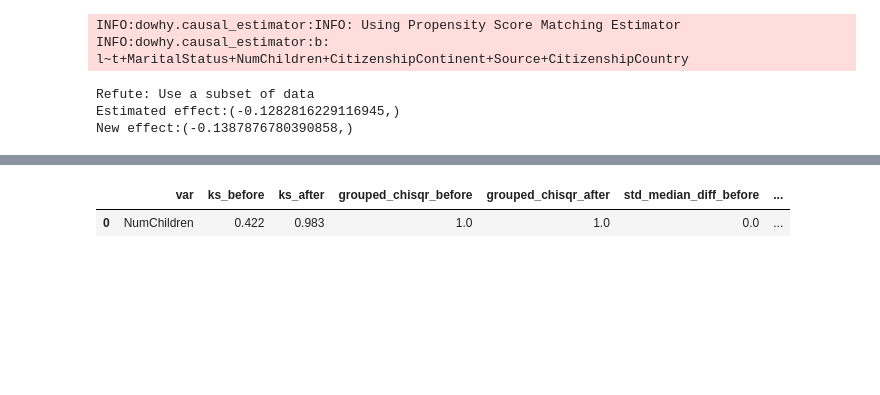
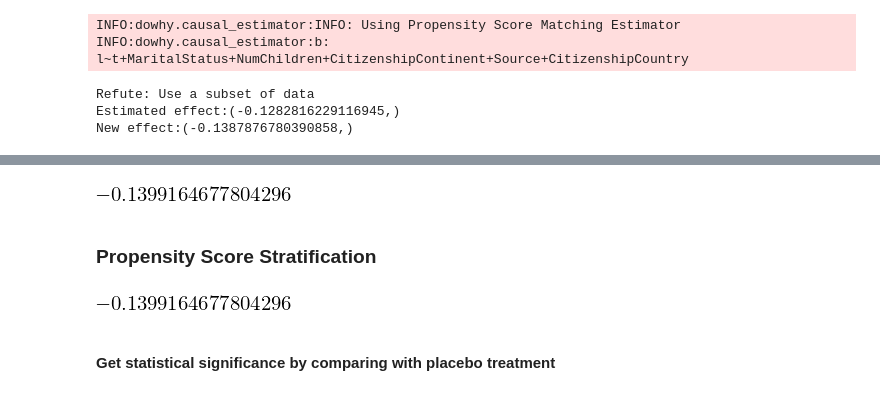
Before and after one commit to gauchm/causal-data-cleaning, a Jupyter notebook: causal-analysis-synthetic.ipynb, the cells around one changed output, grey strips where cells are left out. Saved outputs shown, nothing was run; the diff lists cells and outputs as text; code cells hidden in the pictures; blank space fills up the shorter version.

```diff
--- a/causal-analysis-synthetic.ipynb
+++ b/causal-analysis-synthetic.ipynb
@@ -221,5 +232,47 @@ cc = m.compare_continuous(return_table=True)
-# %%
-cc
-# %% [output]
-|  | var | ks_before | ks_after | grouped_chisqr_before | grouped_chisqr_after | std_median_diff_before | ... |
-| 0 | NumChildren | 0.422 | 0.983 | 1.0 | 1.0 | 0.0 | ... |
+# %%
+# ATE through propensity score matching
+matched_data = m.matched_data.copy()
+treated = matched_data[matched_data[TREATMENT_COL] == 1].set_index('match_id')
+control = matched_data[matched_data[TREATMENT_COL] != 1].set_index('match_id')
+
+matched = treated.join(control, lsuffix='_treated', rsuffix='_control')
+matched['treatment_effect'] = matched[OUTCOME+'_treated'].astype(int) - matched[OUTCOME+'_control'].astype(int)
+
+ate = matched['treatment_effect'].mean()
+ate
+# %% [output]
+[figure, added]
+# %% [markdown]
+### Propensity Score Stratification
+# %%
+def propensity_stratification(scored_data, num_strata=50, min_count_per_stratum=10):
+    scored_data['stratum'] = ((scored_data['scores'].rank(ascending=True) / len(scored_data)) * num_strata).round(0)
+
+    scored_data['Tbar'] = (1 - scored_data[TREATMENT_COL])
+    scored_data['T_y'] = scored_data[TREATMENT_COL] * scored_data[OUTCOME]
+    scored_data['Tbar_y'] = scored_data['Tbar'] * scored_data[OUTCOME]
+
+    stratified = scored_data.groupby('stratum').filter(lambda stratum: min(stratum.loc[stratum[TREATMENT_COL] == 1].shape[0],
+                                                                           stratum.loc[stratum[TREATMENT_COL] == 0].shape[0]) > min_count_per_stratum)
+
+    lost = list(filter(lambda x: x not in stratified['stratum'].unique(), range(num_strata)))
+    if len(lost) > 0:
+        print('Lost strata {} because they were too small'.format(lost))
+
+    weighted_outcomes = stratified.groupby('stratum').agg({TREATMENT_COL: ['sum'], 'Tbar': ['sum'], 'T_y': ['sum'], 'Tbar_y': ['sum']})
+    weighted_outcomes.columns = ["_".join(x) for x in weighted_outcomes.columns.ravel()]
+    treatment_sum_name = TREATMENT_COL + "_sum"
+
+    weighted_outcomes['T_y_mean'] = weighted_outcomes['T_y_sum'] / weighted_outcomes[treatment_sum_name]
+    weighted_outcomes['Tbar_y_mean'] = weighted_outcomes['Tbar_y_sum'] / weighted_outcomes['Tbar_sum']
+    weighted_outcomes['effect'] = weighted_outcomes['T_y_mean'] - weighted_outcomes['Tbar_y_mean']
+    treatment_population = weighted_outcomes[treatment_sum_name].sum()
+
+    ate = (weighted_outcomes['effect'] * weighted_outcomes[treatment_sum_name]).sum() / treatment_population
+    return ate
+
+propensity_stratification(m.matched_data.copy())
+# %% [output]
+[figure, added]
+# %% [markdown]
+#### Get statistical significance by comparing with placebo treatment
```
Also changed, not shown: parts of 20 cells of this notebook, 4 other files.
